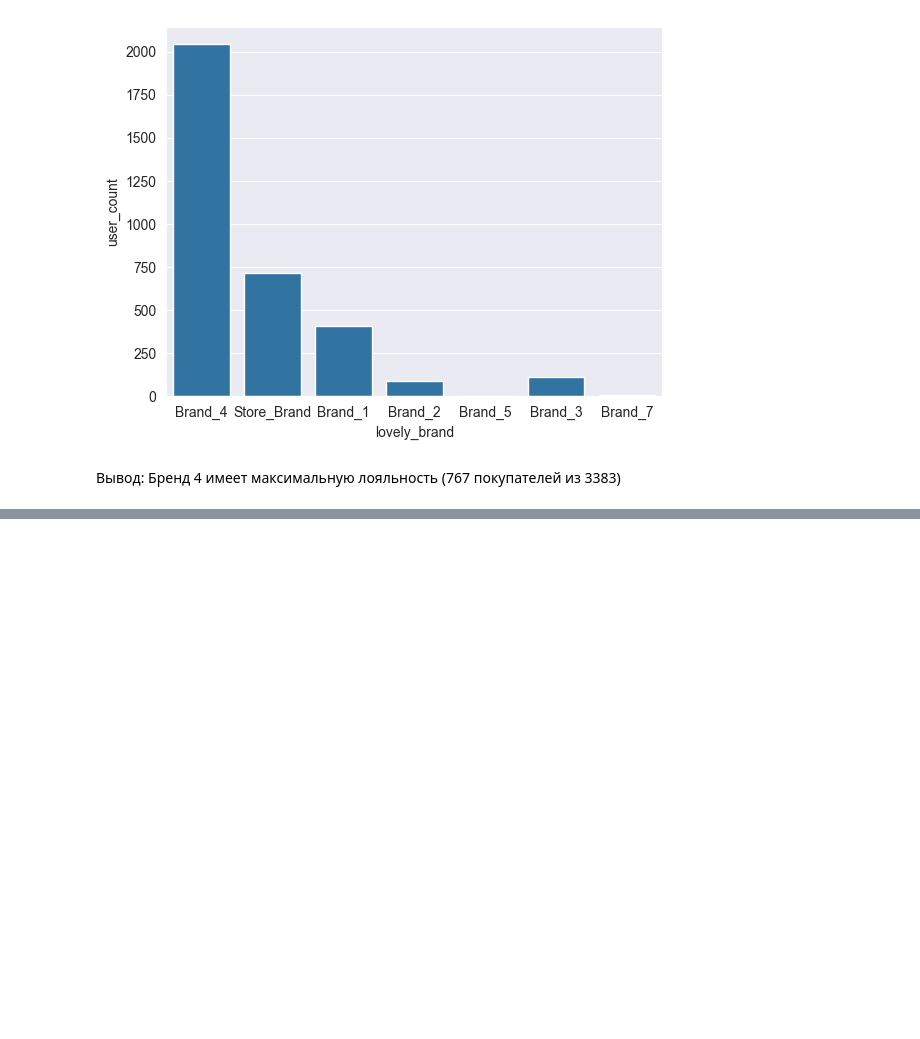
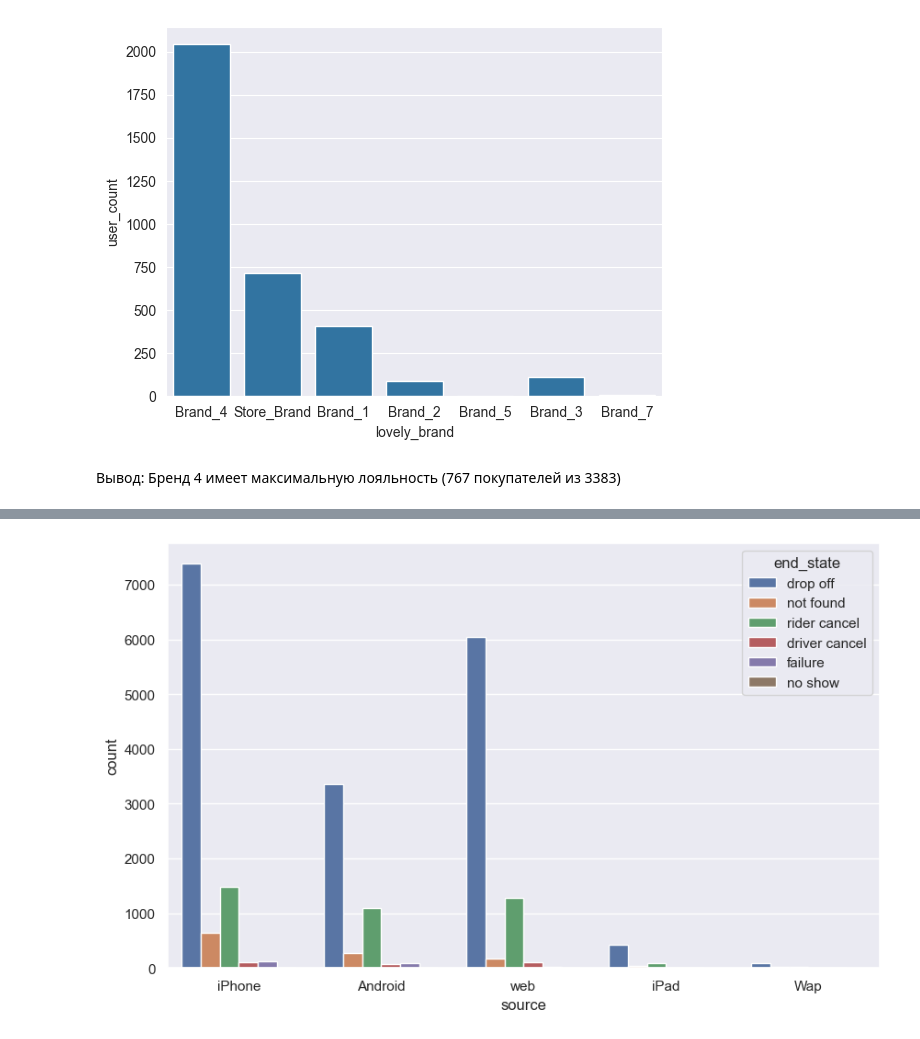
Before and after one commit to JustRomanVolkov/DataAnalyst, a Jupyter notebook: lesson_3.ipynb, the cells around one changed output, grey strips where cells are left out. Cells and saved outputs as stored; diff of their text form; code cells hidden in the pictures; blank space fills up the shorter version.

```diff
--- a/lesson_3.ipynb
+++ b/lesson_3.ipynb
@@ -241,0 +322,6 @@ ax2=sns.barplot(x="lovely_brand", y="user_count", data=brands_loyalty)
+# %%
+plt.figure(figsize=(10,6)) # указываем размер графика, чтобы он был побольше
+sns.countplot(data=taxi, hue='end_state', x='source') # строим график с нужными параметрами
+plt.show()
+# %% [output]
+[figure, added]
```
Also changed, not shown: parts of 8 cells of this notebook.
